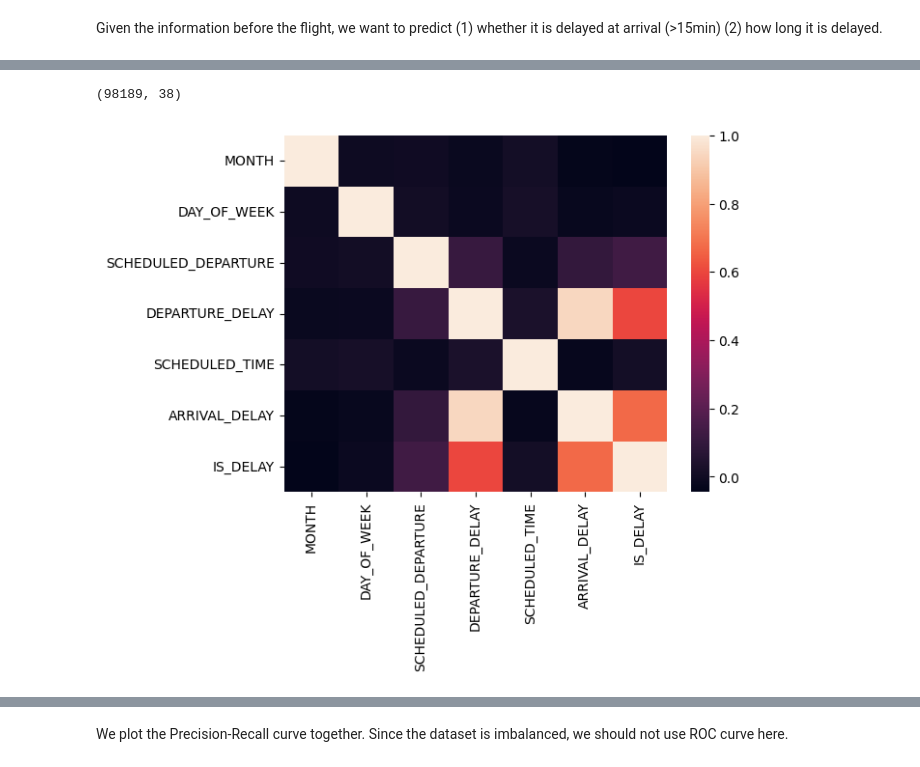
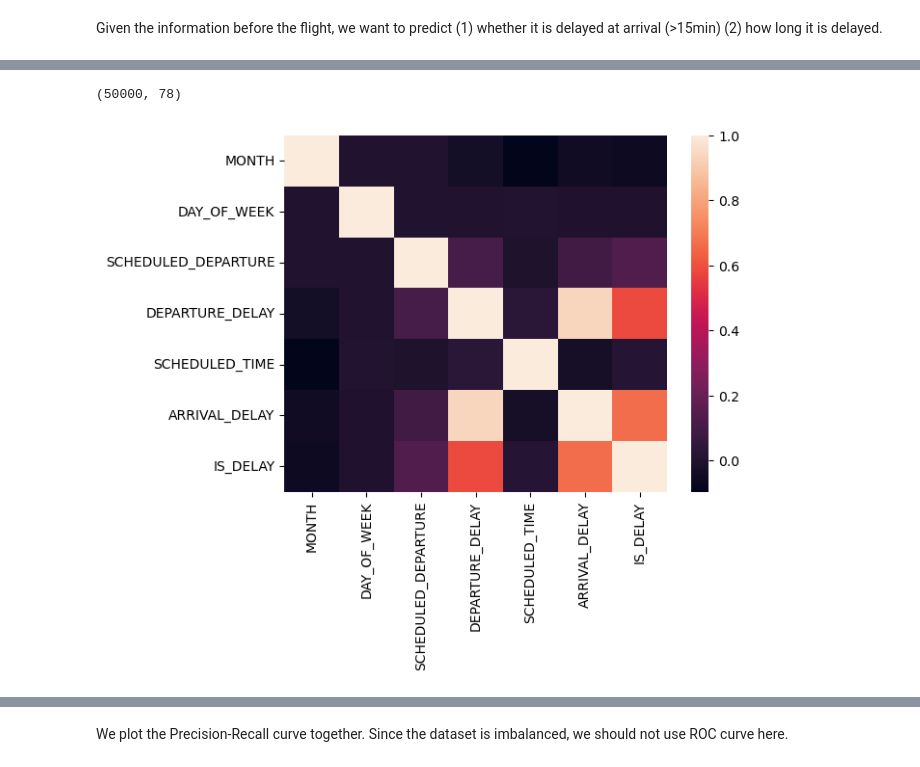
Before and after one commit to yhangchen/Flight-Delays-Prediction, a Jupyter notebook: models.ipynb, the cells around one changed output, grey strips where cells are left out. Cells and saved outputs as stored; diff of their text form; code cells hidden in the pictures.

```diff
--- a/models.ipynb
+++ b/models.ipynb
@@ -31,5 +24,4 @@ Let's start with not considering airport, in this way, the number of features wi
 # %%
-delay_details = ['AIR_SYSTEM_DELAY', 'SECURITY_DELAY', 'AIRLINE_DELAY', 'LATE_AIRCRAFT_DELAY', 'WEATHER_DELAY'] # we never use it, since this information cannot be used in prediction in practice.
-columns_categorical = ['MONTH', 'DAY_OF_WEEK', 'AIRLINE']
-# , 'ORIGIN_AIRPORT', 'DESTINATION_AIRPORT'
+delay_details = ['AIR_SYSTEM_DELAY', 'SECURITY_DELAY', 'AIRLINE_DELAY', 'LATE_AIRCRAFT_DELAY', 'WEATHER_DELAY']
+columns_categorical = ['MONTH', 'DAY_OF_WEEK', 'AIRLINE', 'ORIGIN_AIRPORT', 'DESTINATION_AIRPORT']
 columns_numerical = ['SCHEDULED_DEPARTURE', 'DEPARTURE_DELAY', 'SCHEDULED_TIME', 'ARRIVAL_DELAY']
@@ -36,5 +30,10 @@ columns_numerical = ['SCHEDULED_DEPARTURE', 'DEPARTURE_DELAY', 'SCHEDULED_TIME',
 # %%
-# discard those row with >10% missing values
+# only January data. First 100000 lines should be january.
+# df_flights = df_flights[df_flights['MONTH']==1]
+
+# fill missing delay details with 0
+df_flights[delay_details] = df_flights[delay_details].fillna(0)
+# discard those columns with >10% missing values
 missing_columns = df_flights.loc[:, df_flights.isna().mean() >= 0.1].columns
 df_flights = df_flights.drop(missing_columns, axis=1)
 # discard nan rows
@@ -47,17 +46,6 @@ df_flights = df_flights[df_flights['DIVERTED'] != 1]
 # transform df_airlines to dict
 dict_airlines = df_airlines.set_index('IATA_CODE')['AIRLINE'].to_dict()
 
-
-# transform HHMM into minutes.
-def mintues(formatted_time):
-    if formatted_time == 2400:
-        formatted_time = 0
-    formatted_time = "{0:04d}".format(int(formatted_time))
-    return int(formatted_time[0:2])*60+int(formatted_time[2:4])
-df_flights['SCHEDULED_DEPARTURE'] = df_flights['SCHEDULED_DEPARTURE'].apply(mintues)
-df_flights['SCHEDULED_ARRIVAL'] = df_flights['SCHEDULED_ARRIVAL'].apply(mintues)
-
-
 # For those airline origin/dest airport not in IATA code, we replace them with 'OTHERS'
 df_flights.loc[~df_flights['AIRLINE'].isin(df_airlines['IATA_CODE'].values),'AIRLINE']='OTHERS'
 df_flights.loc[~df_flights['ORIGIN_AIRPORT'].isin(df_airport['IATA_CODE'].values),'ORIGIN_AIRPORT']='OTHERS'
@@ -82,0 +66,7 @@ df_flights.loc[~df_flights['DESTINATION_AIRPORT'].isin(df_airport['IATA_CODE'].v
+# %%
+frequent_origin = df_flights['ORIGIN_AIRPORT'].value_counts()[:20].index
+frequent_dest = df_flights['DESTINATION_AIRPORT'].value_counts()[:20].index
+print(frequent_origin)
+print(frequent_dest)
+df_flights = df_flights[df_flights['ORIGIN_AIRPORT'].isin(frequent_origin)&df_flights['DESTINATION_AIRPORT'].isin(frequent_dest)]
+df_flights.shape # CANCELLATION_REASON column is removed
@@ -82,0 +83,2 @@ df_flights.loc[~df_flights['DESTINATION_AIRPORT'].isin(df_airport['IATA_CODE'].v
+# %%
+df_flights['IS_DELAY'] = (df_flights['ARRIVAL_DELAY'] > 15).astype(int)
@@ -83,28 +93,21 @@ df_flights.loc[~df_flights['DESTINATION_AIRPORT'].isin(df_airport['IATA_CODE'].v
 # %%
 # only consider delayed variable
-df_flights_cal = df_flights.sample(100000).reset_index(drop=True)
+df_flights_cal = df_flights.sample(SAMPLE_SIZE).reset_index(drop=True)
 
 
 # Keeping those item (see eda.ipynb for reason)
-df_flights_cal_keep = df_flights_cal[columns_categorical + columns_numerical].copy()
+df_flights_cal_keep = df_flights_cal[columns_categorical + columns_numerical + ['IS_DELAY']].copy()
 
-delay = []
-for row in df_flights_cal_keep['ARRIVAL_DELAY']:
-    if row > 15:
-        delay.append(1)
-    else:
-        delay.append(0)
-df_flights_cal_keep['IS_DELAY'] = delay
 sns.heatmap(df_flights_cal_keep.corr())
 
 # convert categorical to onehot
 df_flights_cal_dummies = pd.get_dummies(df_flights_cal_keep[columns_categorical].astype(str))
 df_flights_cal_keep = df_flights_cal_keep.drop(columns_categorical, axis=1)
 df_flights_cal_keep=pd.concat([df_flights_cal_keep,df_flights_cal_dummies],axis=1)
 df_flights_cal_keep.shape
 # %% [output]
-(98189, 38)
+(50000, 78)
-[figure, old version]
+[figure, new version]
 # %%
 df_flights_cal_keep['IS_DELAY'].value_counts()
 # %% [output]
```
Also changed, not shown: parts of 90 cells of this notebook, 1 other file.
